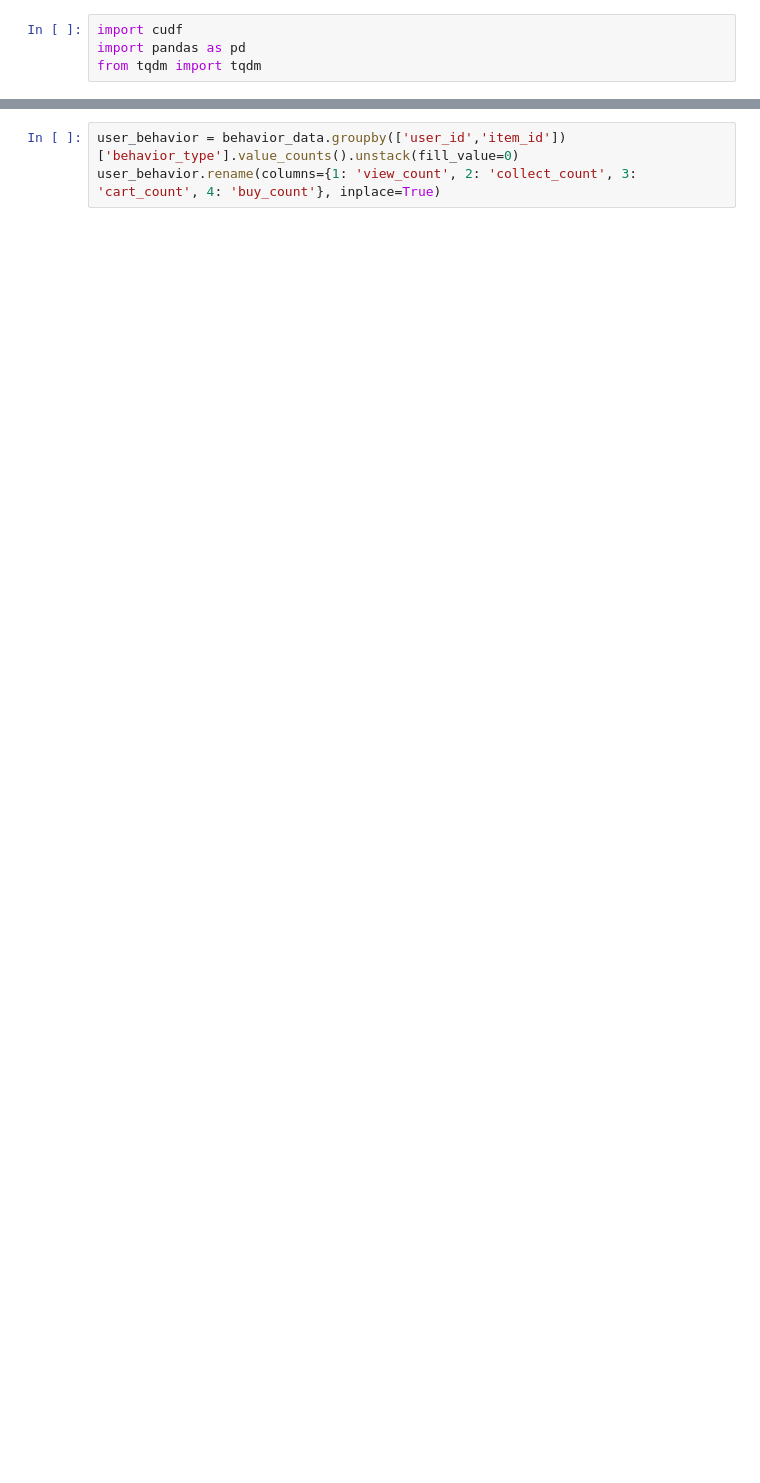
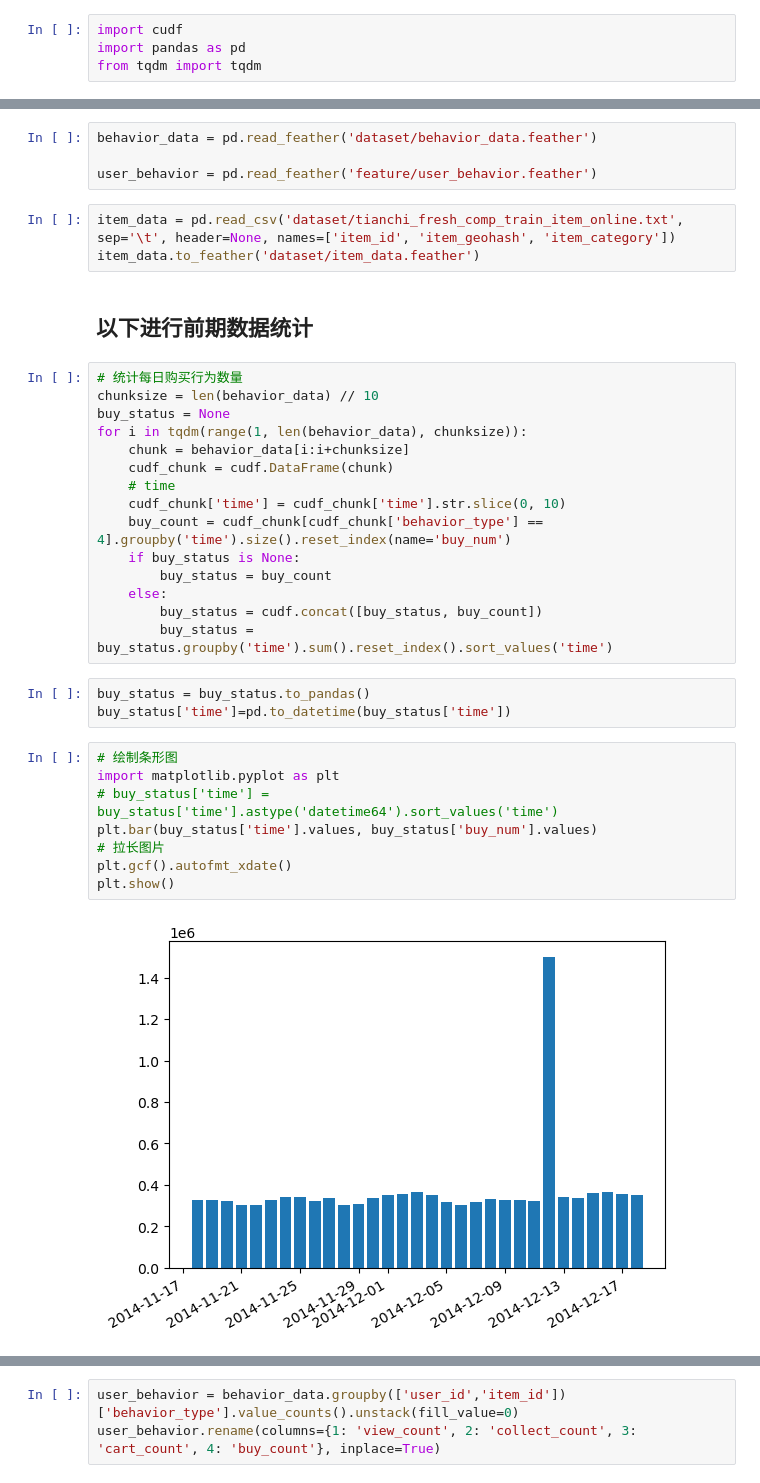
Before and after one commit to ceres0/entrance432043, a Jupyter notebook: data_cudf.ipynb, the cells around one changed output, grey strips where cells are left out. Cells and saved outputs as stored; diff of their text form; blank space fills up the shorter version.

```diff
--- a/data_cudf.ipynb
+++ b/data_cudf.ipynb
@@ -10,0 +12,37 @@ behavior_data = pd.concat([behavior_data, pd.read_csv('dataset/tianchi_fresh_com
+# %%
+behavior_data = pd.read_feather('dataset/behavior_data.feather')
+
+user_behavior = pd.read_feather('feature/user_behavior.feather')
+# %%
+item_data = pd.read_csv('dataset/tianchi_fresh_comp_train_item_online.txt', sep='\t', header=None, names=['item_id', 'item_geohash', 'item_category'])
+item_data.to_feather('dataset/item_data.feather')
+# %% [markdown]
+## 以下进行前期数据统计
+# %%
+# 统计每日购买行为数量
+chunksize = len(behavior_data) // 10
+buy_status = None
+for i in tqdm(range(1, len(behavior_data), chunksize)):
+    chunk = behavior_data[i:i+chunksize]
+    cudf_chunk = cudf.DataFrame(chunk)
+    # time
+    cudf_chunk['time'] = cudf_chunk['time'].str.slice(0, 10)
+    buy_count = cudf_chunk[cudf_chunk['behavior_type'] == 4].groupby('time').size().reset_index(name='buy_num')
+    if buy_status is None:
+        buy_status = buy_count
+    else:
+        buy_status = cudf.concat([buy_status, buy_count])
+        buy_status = buy_status.groupby('time').sum().reset_index().sort_values('time')
+# %%
+buy_status = buy_status.to_pandas()
+buy_status['time']=pd.to_datetime(buy_status['time'])
+# %%
+# 绘制条形图
+import matplotlib.pyplot as plt
+# buy_status['time'] = buy_status['time'].astype('datetime64').sort_values('time')
+plt.bar(buy_status['time'].values, buy_status['buy_num'].values)
+# 拉长图片
+plt.gcf().autofmt_xdate()
+plt.show()
+# %% [output]
+[figure, added]
```
Also changed, not shown: parts of 25 cells of this notebook, 16 other files.
